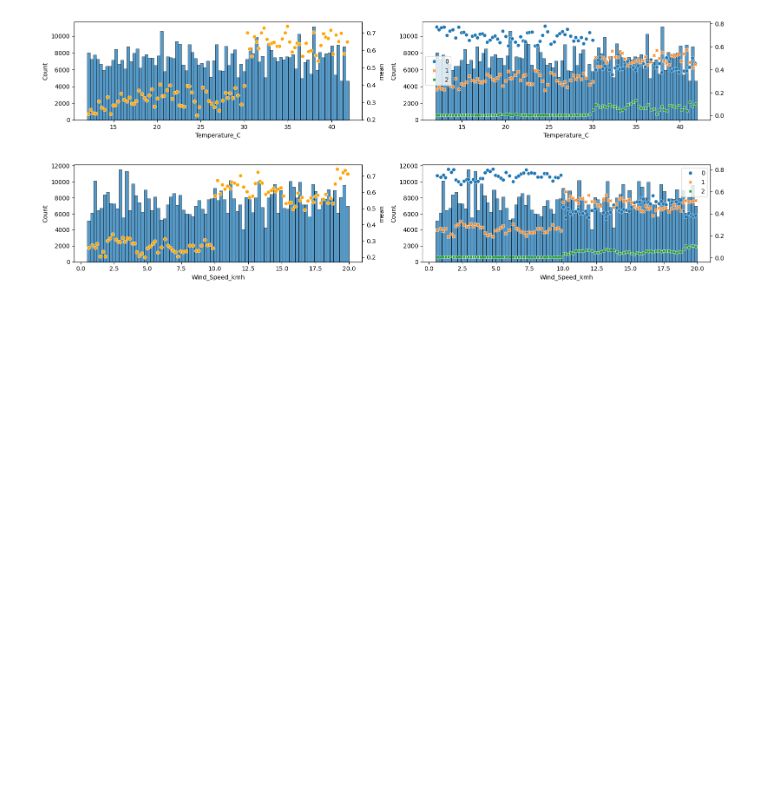
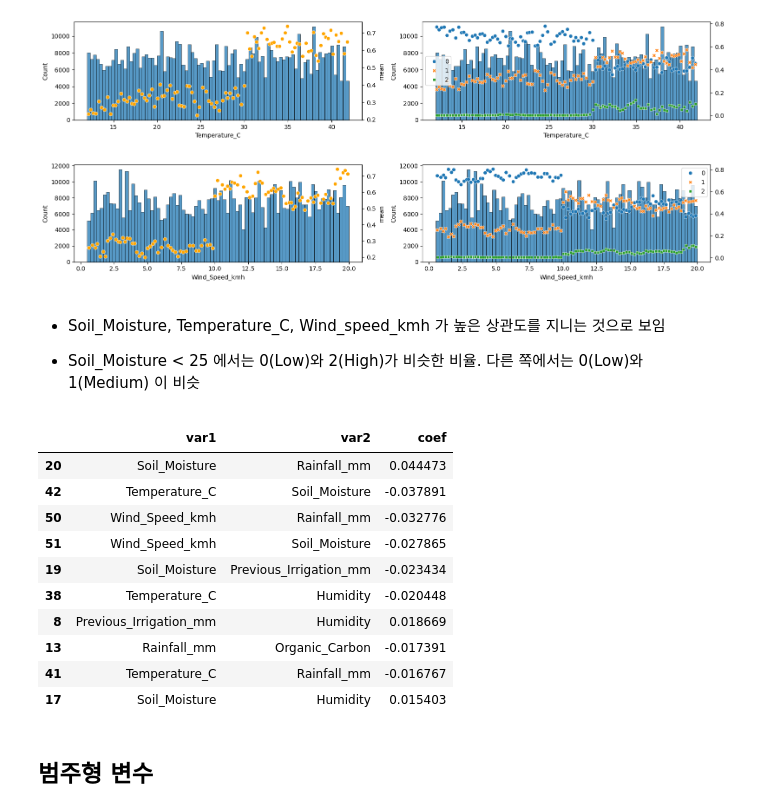
Before and after one commit to sunkusun9/ml-labs, a Jupyter notebook: examples/kaggle_s6e4/2.exploration.ipynb, the cells around one changed output. Drawn from its saved outputs; the diff is of its cells as text; code cells hidden in the pictures; blank space fills up the shorter version.

```diff
--- a/examples/kaggle_s6e4/2.exploration.ipynb
+++ b/examples/kaggle_s6e4/2.exploration.ipynb
@@ -202,3 +202,29 @@ for i in X_num:
 [figure]
 [figure]
 [figure]
+# %% [markdown]
+- Soil_Moisture, Temperature_C, Wind_speed_kmh 가 높은 상관도를 지니는 것으로 보임
+
+- Soil_Moisture < 25 에서는 0(Low)와 2(High)가 비슷한 비율. 다른 쪽에서는 0(Low)와 1(Medium) 이 비슷
+# %%
+from scipy.stats import pearsonr
+pearson_list = list()
+for i, j in zip(*np.tril_indices(len(X_num), -1)):
+    a, b = X_num[i], X_num[j]
+    pearson_list.append(pd.Series([a, b, pearsonr(df_train[a], df_train[b])[0]], index=['var1', 'var2', 'coef']))
+df_pearson = pd.DataFrame(pearson_list)
+df_pearson.iloc[np.argsort(-df_pearson['coef'].abs())].iloc[:10]
+# %% [output]
+|  | var1 | var2 | coef |
+| 20 | Soil_Moisture | Rainfall_mm | 0.044473 |
+| 42 | Temperature_C | Soil_Moisture | -0.037891 |
+| 50 | Wind_Speed_kmh | Rainfall_mm | -0.032776 |
+| 51 | Wind_Speed_kmh | Soil_Moisture | -0.027865 |
+| 19 | Soil_Moisture | Previous_Irrigation_mm | -0.023434 |
+| 38 | Temperature_C | Humidity | -0.020448 |
+| 8 | Previous_Irrigation_mm | Humidity | 0.018669 |
+| 13 | Rainfall_mm | Organic_Carbon | -0.017391 |
+| 41 | Temperature_C | Rainfall_mm | -0.016767 |
+| 17 | Soil_Moisture | Humidity | 0.015403 |
+# %% [markdown]
+## 범주형 변수
```
Also changed, not shown: parts of 34 cells of this notebook.
